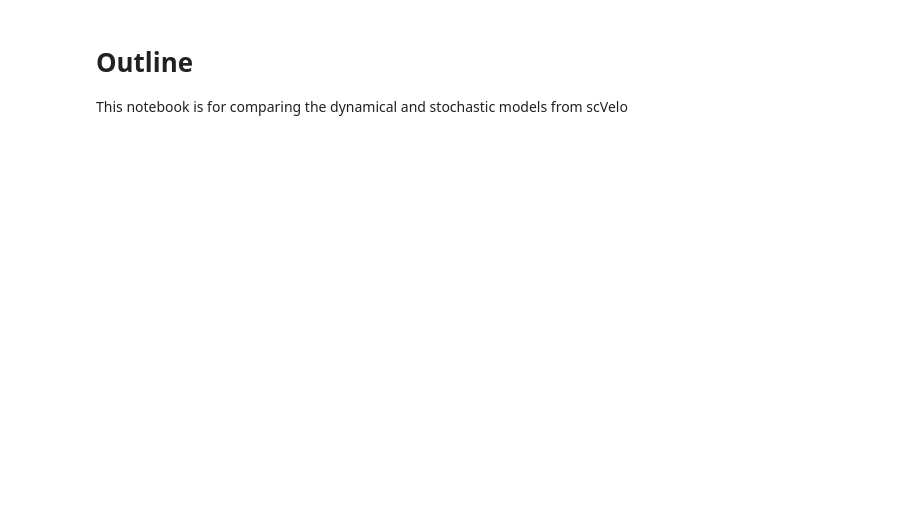
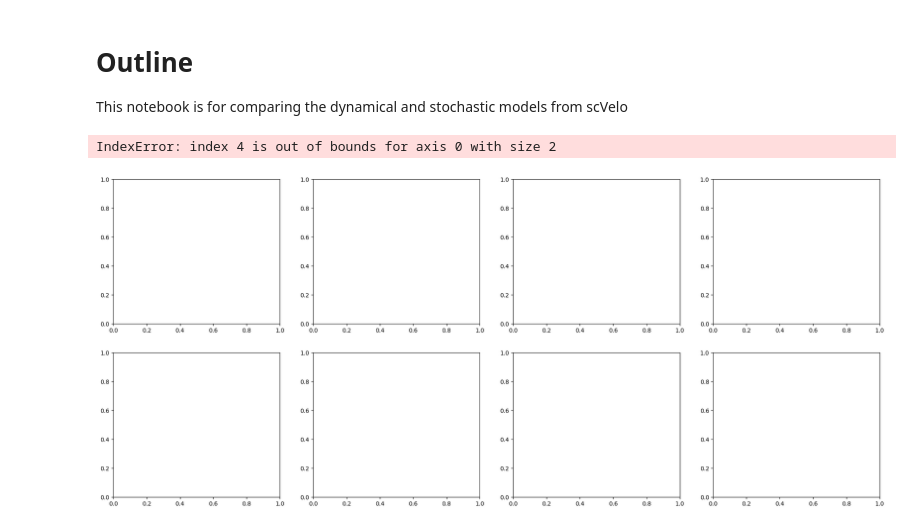
Before and after one commit to kidcancerlab/Osteo_atlas, a Jupyter notebook: compare_dynamical_and_stochastic.ipynb, the cells around one changed output. Saved outputs shown, nothing was run; the diff lists cells and outputs as text; code cells hidden in the pictures; blank space fills up the shorter version.

```diff
--- a/compare_dynamical_and_stochastic.ipynb
+++ b/compare_dynamical_and_stochastic.ipynb
@@ -40,3 +58,11 @@ def velo_len_conf_table(ob):
+# %%
+cols = 4
+rows = 2
+fig, axes = plt.subplots(rows, cols, figsize = (cols * 6, rows * 5))
+axes[4]
+# %% [output]
+IndexError: index 4 is out of bounds for axis 0 with size 2
+[figure, added]
 # %%
 sc_obs = os.listdir("loom_output/split_ad/sc/")
 stochastic_dict = dict()
```
Also changed, not shown: parts of 8 cells of this notebook, 1 other file.
